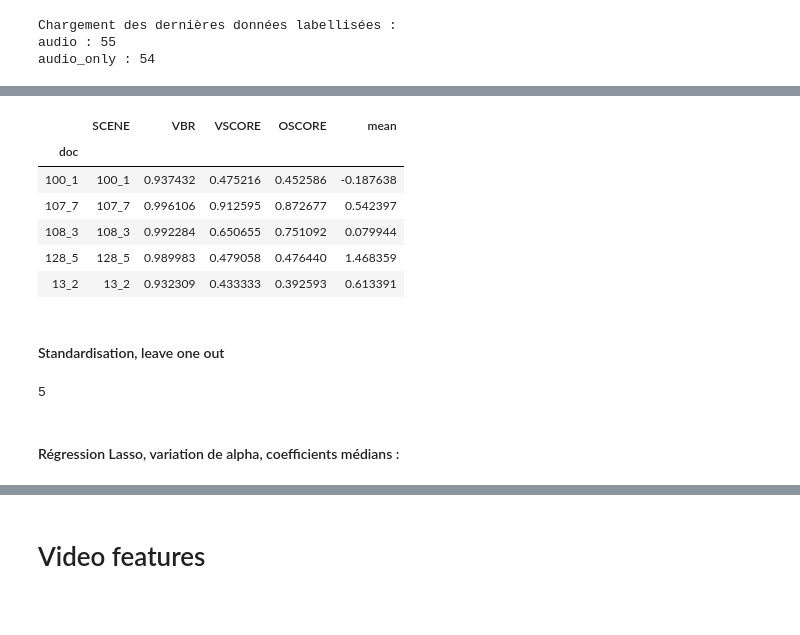
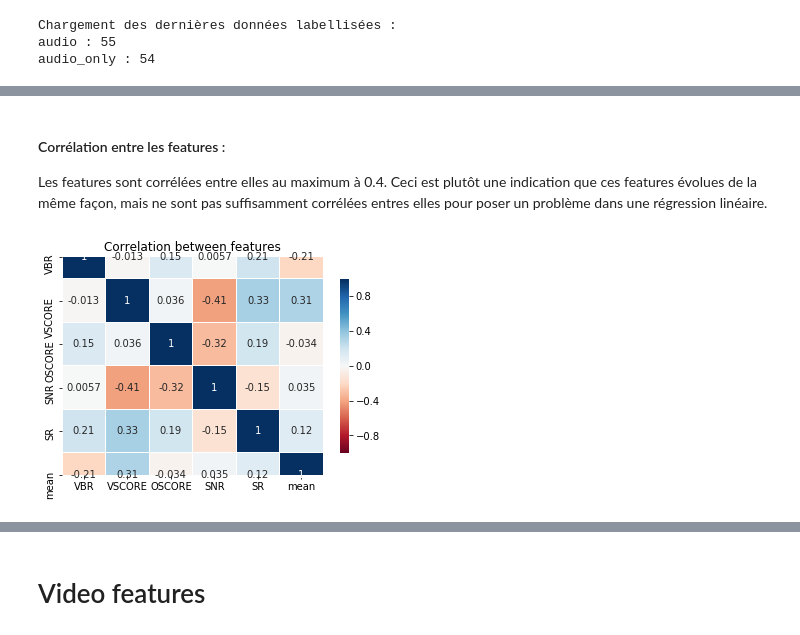
Before and after one commit to vincentnam/Project-Archean, a Jupyter notebook: ChallengeM2SID_2019.ipynb, the cells around one changed output, grey strips where cells are left out. Saved outputs shown, nothing was run; the diff lists cells and outputs as text; code cells hidden in the pictures; blank space fills up the shorter version.

```diff
--- a/ChallengeM2SID_2019.ipynb
+++ b/ChallengeM2SID_2019.ipynb
@@ -1322,17 +1379,0 @@ audio_only : 54
-# %%
-selected_features = ['VBR','VSCORE','OSCORE']
-selected_columns = ['SCENE'] + selected_features
-selected_y = 'mean'
-
-DF = pd.merge(df_features[selected_columns], g_audio.drop('count',axis=1),
-              left_on='SCENE', right_on='doc').sort_values(by=['SCENE'])
-
-DF.reset_index(drop=1, inplace=True)
-DF.set_index('doc',inplace=True)
-
-for c in selected_features:
-    DF.loc[np.isnan(DF.loc[:,c]),c] = np.nanmean(DF.loc[:,c])
-
-#DF['OSCORE'] = DF['OSCORE'] - DF['VSCORE']
-DF = DF.head()
-DF.head()
@@ -1347,29 +1380,19 @@ DF.head()
-# %%
-DF.head()
-# %% [output]
-|  | SCENE | VBR | VSCORE | OSCORE | mean |
-| doc |  |  |  |  |  |
-| 100_1 | 100_1 | 0.937432 | 0.475216 | 0.452586 | -0.187638 |
-| 107_7 | 107_7 | 0.996106 | 0.912595 | 0.872677 | 0.542397 |
-| 108_3 | 108_3 | 0.992284 | 0.650655 | 0.751092 | 0.079944 |
-| 128_5 | 128_5 | 0.989983 | 0.479058 | 0.476440 | 1.468359 |
-| 13_2 | 13_2 | 0.932309 | 0.433333 | 0.392593 | 0.613391 |
-# %% [markdown]
-#### Standardisation, leave one out
 # %%
-scaler = preprocessing.StandardScaler(with_mean=True, with_std=True, copy=True)
+scaler = StandardScaler(with_mean=True, with_std=True, copy=True)
 scaler.fit(DF[selected_features])
+
 DF_scaled = pd.DataFrame(scaler.transform(DF[selected_features]),
                          index = DF.index, columns = selected_features)
 DF_scaled[selected_y] = DF[selected_y]
-
-X = DF_scaled[selected_features].values
-y = DF_scaled[selected_y].values
-preds_test = np.zeros(len(X))
-
-loo = LeaveOneOut()
-loo.get_n_splits(X)
-# %% [output]
-5
-# %% [markdown]
-#### Régression Lasso, variation de alpha, coefficients médians :
+# %% [markdown]
+#### Corrélation entre les features :
+Les features sont corrélées entre elles au maximum à 0.4. Ceci est plutôt une indication que ces features évolues de la même façon, mais ne sont pas suffisamment corrélées entres elles pour poser un problème dans une régression linéaire.
+# %%
+corr = DF_scaled.corr()
+plt.figure()
+sns.heatmap(corr, cmap="RdBu", annot=True, vmin = -1, center=0, vmax=1,
+            square=True, linewidths=.1, cbar_kws={"shrink": .8})
+plt.title('Correlation between features')
+plt.show()
+# %% [output]
+[figure, added]
```
Also changed, not shown: parts of 43 cells of this notebook.
